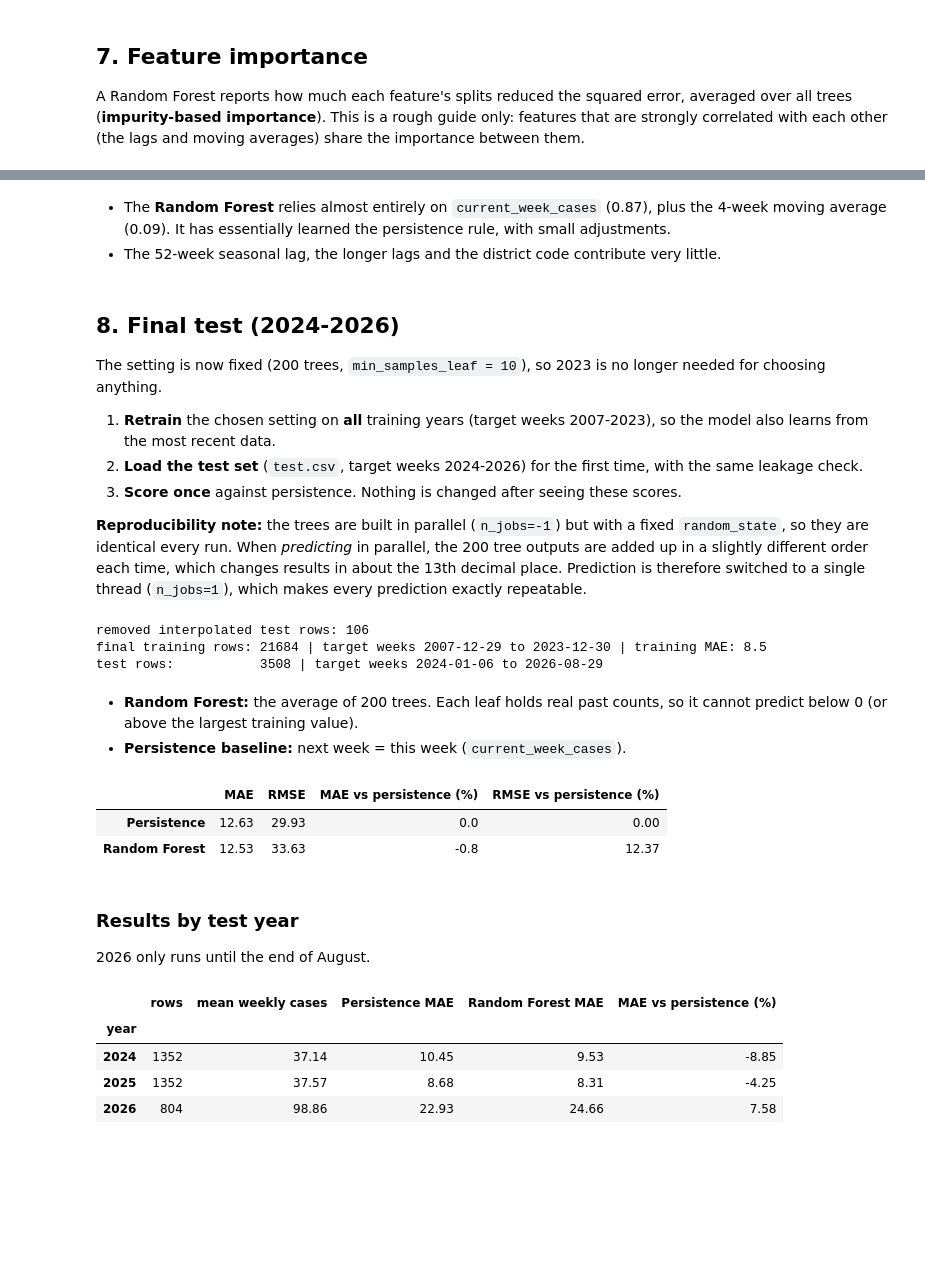
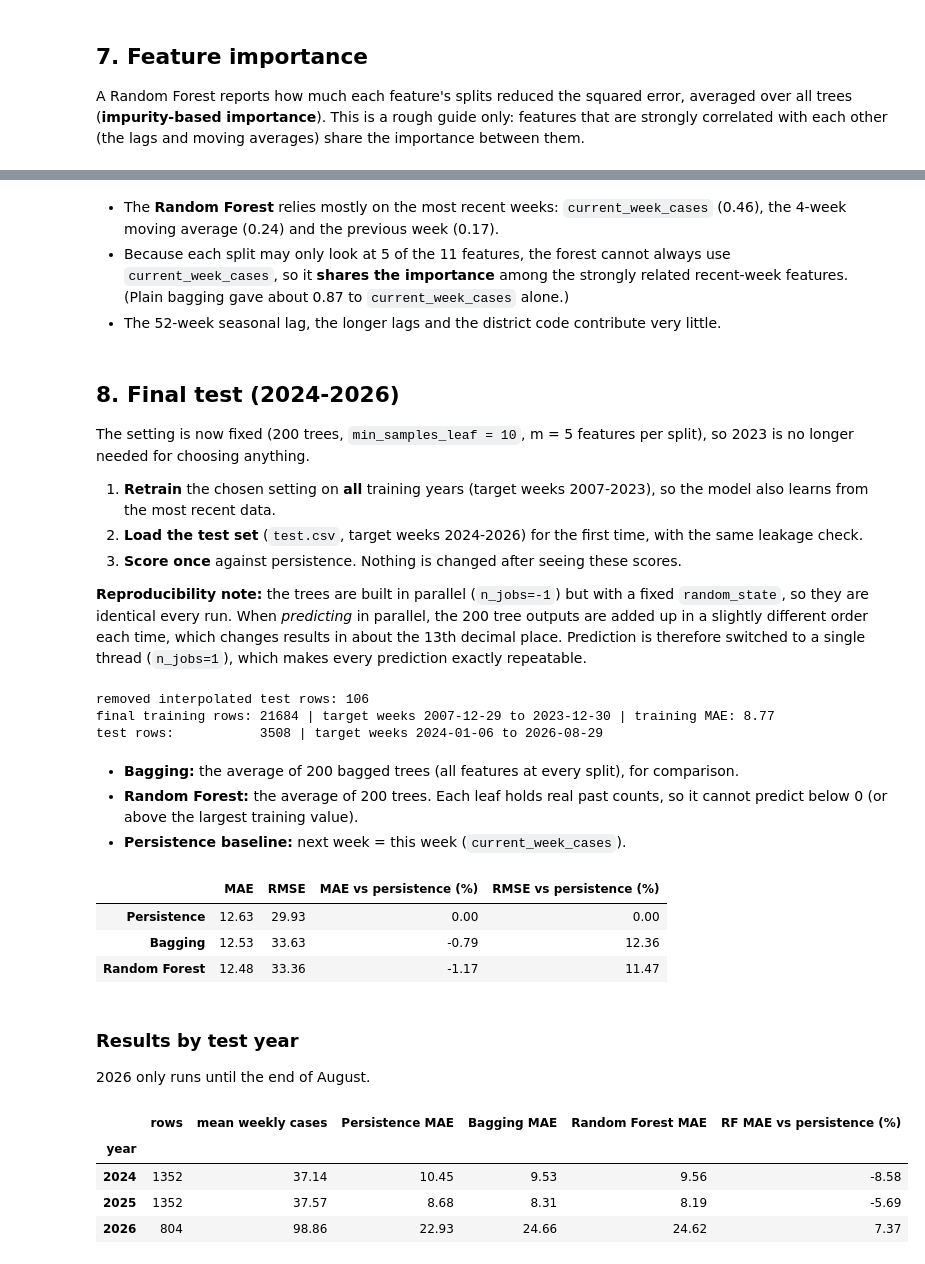
Before and after one commit to AdeepaK2/Sri-Lanka-Dengue-Outbreak-Risk-Prediction-and-Surveillance-Dashboard-, a Jupyter notebook: notebooks analysis/05_bagging_random_forest.ipynb, the cells around one changed output, grey strips where cells are left out. Drawn from its saved outputs; the diff is of its cells as text; code cells hidden in the pictures; blank space fills up the shorter version.

```diff
--- a/notebooks analysis/05_bagging_random_forest.ipynb
+++ b/notebooks analysis/05_bagging_random_forest.ipynb
@@ -142,0 +147,12 @@ A **Random Forest** is bagging of decision trees with the random-feature step ad
+# %%
+bagging = BaggingRegressor(DecisionTreeRegressor(min_samples_leaf=10), n_estimators=200,
+                           oob_score=True, random_state=RANDOM_STATE, n_jobs=-1)
+start = time.perf_counter()
+bagging.fit(X_train, y_train)
+bagging_fit_seconds = time.perf_counter() - start
+bagging.set_params(n_jobs=1)
+
+predictions["Bagging"] = bagging.predict(X_valid)
+results.append({"model": "Bagging", "settings": "200 trees, min_samples_leaf=10, all 11 features",
+                **evaluate(y_valid, predictions["Bagging"])})
+pd.DataFrame(results).set_index("model").round(2)
@@ -143,19 +176,25 @@ A **Random Forest** is bagging of decision trees with the random-feature step ad
 # %%
 forest_settings = {
-    "default (100 trees)": {"n_estimators": 100},
-    "200 trees, min_samples_leaf=10": {"n_estimators": 200, "min_samples_leaf": 10},
-    "200 trees, max_depth=10": {"n_estimators": 200, "max_depth": 10},
+    "default (100 trees, m = 11)": {"n_estimators": 100},
+    "200 trees, min_samples_leaf=10, m = 11": {"n_estimators": 200, "min_samples_leaf": 10},
+    "200 trees, max_depth=10, m = 11": {"n_estimators": 200, "max_depth": 10},
+    "200 trees, min_samples_leaf=10, m = 5 (p/2)": {"n_estimators": 200, "min_samples_leaf": 10, "max_features": 0.5},
+    "200 trees, min_samples_leaf=10, m = 3 (sqrt p)": {"n_estimators": 200, "min_samples_leaf": 10, "max_features": "sqrt"},
 }
 
 forest_rows = []
 forest_models = {}
 for name, params in forest_settings.items():
     forest = RandomForestRegressor(**params, random_state=RANDOM_STATE, n_jobs=-1)
+    start = time.perf_counter()
     forest.fit(X_train, y_train)
+    fit_seconds = time.perf_counter() - start
+    forest.set_params(n_jobs=1)
     forest_models[name] = forest
 
     train_mae = mean_absolute_error(y_train, forest.predict(X_train))
-    forest_rows.append({"setting": name, "training MAE": train_mae, **evaluate(y_valid, forest.predict(X_valid))})
+    forest_rows.append({"setting": name, "training MAE": train_mae, **evaluate(y_valid, forest.predict(X_valid)),
+                        "fit seconds": fit_seconds})
 
 forest_results = pd.DataFrame(forest_rows)
 forest_results.round(2)
@@ -285,11 +406,12 @@ importance.sort_values(ascending=False).round(3).to_frame("Random Forest")
 | district_code | 0.001 |
 # %% [markdown]
-- The **Random Forest** relies almost entirely on `current_week_cases` (0.87), plus the 4-week moving average (0.09). It has essentially learned the persistence rule, with small adjustments.
+- The **Random Forest** relies mostly on the most recent weeks: `current_week_cases` (0.46), the 4-week moving average (0.24) and the previous week (0.17).
+- Because each split may only look at 5 of the 11 features, the forest cannot always use `current_week_cases`, so it **shares the importance** among the strongly related recent-week features. (Plain bagging gave about 0.87 to `current_week_cases` alone.)
 - The 52-week seasonal lag, the longer lags and the district code contribute very little.
 # %% [markdown]
 ## 8. Final test (2024-2026)
 
-The setting is now fixed (200 trees, `min_samples_leaf = 10`), so 2023 is no longer needed for choosing anything.
+The setting is now fixed (200 trees, `min_samples_leaf = 10`, m = 5 features per split), so 2023 is no longer needed for choosing anything.
 
 1. **Retrain** the chosen setting on **all** training years (target weeks 2007-2023), so the model also learns from the most recent data.
 2. **Load the test set** (`test.csv`, target weeks 2024-2026) for the first time, with the same leakage check.
@@ -313,22 +435,34 @@ X_final, y_final = data[FEATURES], data[TARGET]   # all training years, 2007-202
 X_test, y_test = test[FEATURES], test[TARGET].to_numpy()
 
 final_rf = RandomForestRegressor(**RF_PARAMS, random_state=RANDOM_STATE, n_jobs=-1)
+start = time.perf_counter()
 final_rf.fit(X_final, y_final)
+rf_final_fit_seconds = time.perf_counter() - start
 final_rf.set_params(n_jobs=1)  # exactly repeatable predictions
+
+# plain bagging, retrained the same way, for comparison
+final_bagging = BaggingRegressor(DecisionTreeRegressor(min_samples_leaf=10), n_estimators=200,
+                                 random_state=RANDOM_STATE, n_jobs=-1)
+start = time.perf_counter()
+final_bagging.fit(X_final, y_final)
+bagging_final_fit_seconds = time.perf_counter() - start
+final_bagging.set_params(n_jobs=1)
 
 print("final training rows:", len(data), "| target weeks", data["target_date"].min().date(), "to", data["target_date"].max().date(),
       "| training MAE:", round(mean_absolute_error(y_final, final_rf.predict(X_final)), 2))
 print("test rows:          ", len(test), "| target weeks", test["target_date"].min().date(), "to", test["target_date"].max().date())
 # %% [output]
 removed interpolated test rows: 106
-final training rows: 21684 | target weeks 2007-12-29 to 2023-12-30 | training MAE: 8.5
+final training rows: 21684 | target weeks 2007-12-29 to 2023-12-30 | training MAE: 8.77
 test rows:           3508 | target weeks 2024-01-06 to 2026-08-29
 # %% [markdown]
+- **Bagging:** the average of 200 bagged trees (all features at every split), for comparison.
 - **Random Forest:** the average of 200 trees. Each leaf holds real past counts, so it cannot predict below 0 (or above the largest training value).
 - **Persistence baseline:** next week = this week (`current_week_cases`).
 # %%
 test_predictions = {
     "Persistence": test["current_week_cases"].to_numpy(dtype=float),
+    "Bagging": final_bagging.predict(X_test),
     "Random Forest": final_rf.predict(X_test),
 }
 assert (test_predictions["Random Forest"] >= 0).all()
@@ -339,8 +473,9 @@ test_results["RMSE vs persistence (%)"] = 100 * (test_results["RMSE"] / test_res
 test_results.round(2)
 # %% [output]
 |  | MAE | RMSE | MAE vs persistence (%) | RMSE vs persistence (%) |
-| Persistence | 12.63 | 29.93 | 0.0 | 0.00 |
-| Random Forest | 12.53 | 33.63 | -0.8 | 12.37 |
+| Persistence | 12.63 | 29.93 | 0.00 | 0.00 |
+| Bagging | 12.53 | 33.63 | -0.79 | 12.36 |
+| Random Forest | 12.48 | 33.36 | -1.17 | 11.47 |
 # %% [markdown]
 ### Results by test year
 
@@ -348,22 +483,22 @@ test_results.round(2)
 # %%
 test_year = test["target_date"].dt.year.to_numpy()
 year_rows = []
 for year in sorted(np.unique(test_year)):
     rows = test_year == year
     row = {"year": int(year), "rows": int(rows.sum()), "mean weekly cases": y_test[rows].mean()}
     for name, p in test_predictions.items():
         row[f"{name} MAE"] = mean_absolute_error(y_test[rows], p[rows])
-    row["MAE vs persistence (%)"] = 100 * (row["Random Forest MAE"] / row["Persistence MAE"] - 1)
+    row["RF MAE vs persistence (%)"] = 100 * (row["Random Forest MAE"] / row["Persistence MAE"] - 1)
     year_rows.append(row)
 
 by_year = pd.DataFrame(year_rows).set_index("year")
 by_year.round(2)
 # %% [output]
-|  | rows | mean weekly cases | Persistence MAE | Random Forest MAE | MAE vs persistence (%) |
-| year |  |  |  |  |  |
-| 2024 | 1352 | 37.14 | 10.45 | 9.53 | -8.85 |
-| 2025 | 1352 | 37.57 | 8.68 | 8.31 | -4.25 |
-| 2026 | 804 | 98.86 | 22.93 | 24.66 | 7.58 |
+|  | rows | mean weekly cases | Persistence MAE | Bagging MAE | Random Forest MAE | RF MAE vs persistence (%) |
+| year |  |  |  |  |  |  |
+| 2024 | 1352 | 37.14 | 10.45 | 9.53 | 9.56 | -8.58 |
+| 2025 | 1352 | 37.57 | 8.68 | 8.31 | 8.19 | -5.69 |
+| 2026 | 804 | 98.86 | 22.93 | 24.66 | 24.62 | 7.37 |
 # %% [markdown]
 **What the test results show**
 
```
Also changed, not shown: parts of 27 cells of this notebook, 21 other files.
